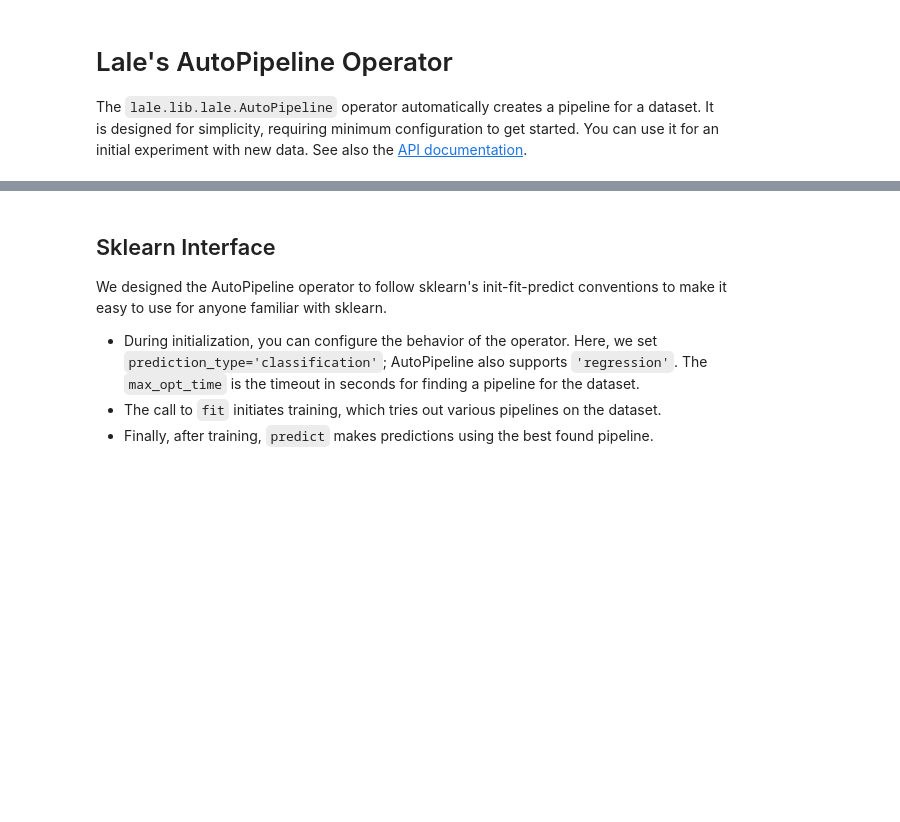
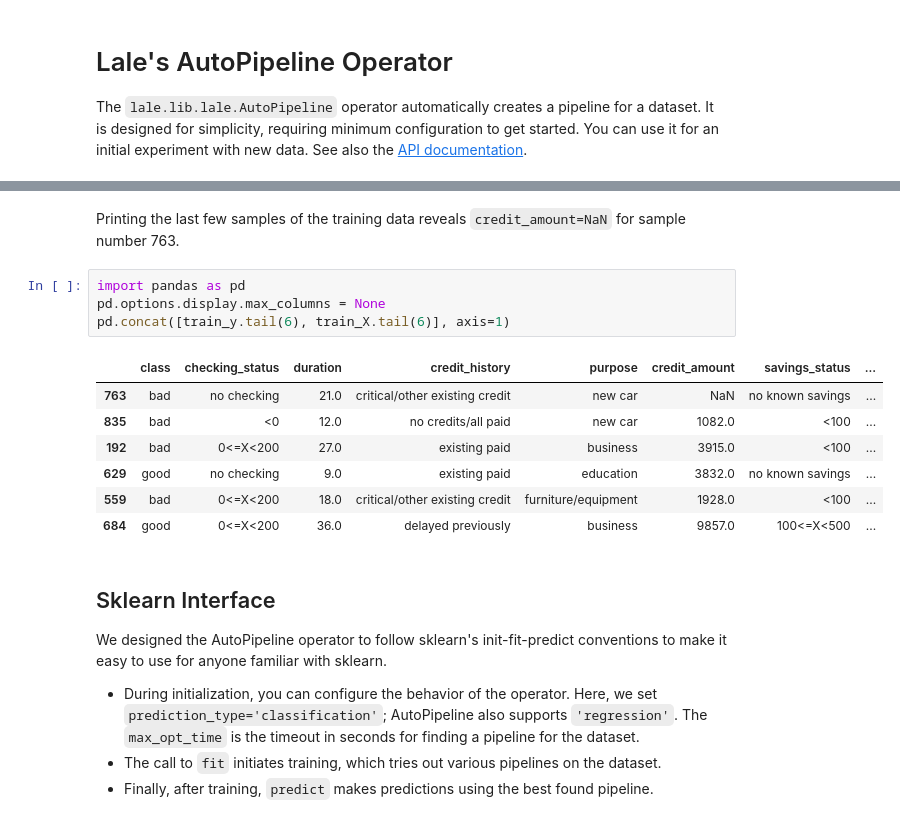
Before and after one commit to IBM/lale, a Jupyter notebook: examples/demo_auto_pipeline.ipynb, the cells around one changed output, grey strips where cells are left out. Saved outputs shown, nothing was run; the diff lists cells and outputs as text; blank space fills up the shorter version.

```diff
--- a/examples/demo_auto_pipeline.ipynb
+++ b/examples/demo_auto_pipeline.ipynb
@@ -31,3 +24,18 @@ train_X.tail(6)
+# %% [markdown]
+Printing the last few samples of the training data reveals
+`credit_amount=NaN` for sample number 763.
+# %%
+import pandas as pd
+pd.options.display.max_columns = None
+pd.concat([train_y.tail(6), train_X.tail(6)], axis=1)
+# %% [output]
+|  | class | checking_status | duration | credit_history | purpose | credit_amount | savings_status | ... |
+| 763 | bad | no checking | 21.0 | critical/other existing credit | new car | NaN | no known savings | ... |
+| 835 | bad | <0 | 12.0 | no credits/all paid | new car | 1082.0 | <100 | ... |
+| 192 | bad | 0<=X<200 | 27.0 | existing paid | business | 3915.0 | <100 | ... |
+| 629 | good | no checking | 9.0 | existing paid | education | 3832.0 | no known savings | ... |
+| 559 | bad | 0<=X<200 | 18.0 | critical/other existing credit | furniture/equipment | 1928.0 | <100 | ... |
+| 684 | good | 0<=X<200 | 36.0 | delayed previously | business | 9857.0 | 100<=X<500 | ... |
 # %% [markdown]
 ## Sklearn Interface
 
```
Also changed, not shown: parts of 5 cells of this notebook, 11 other files.
